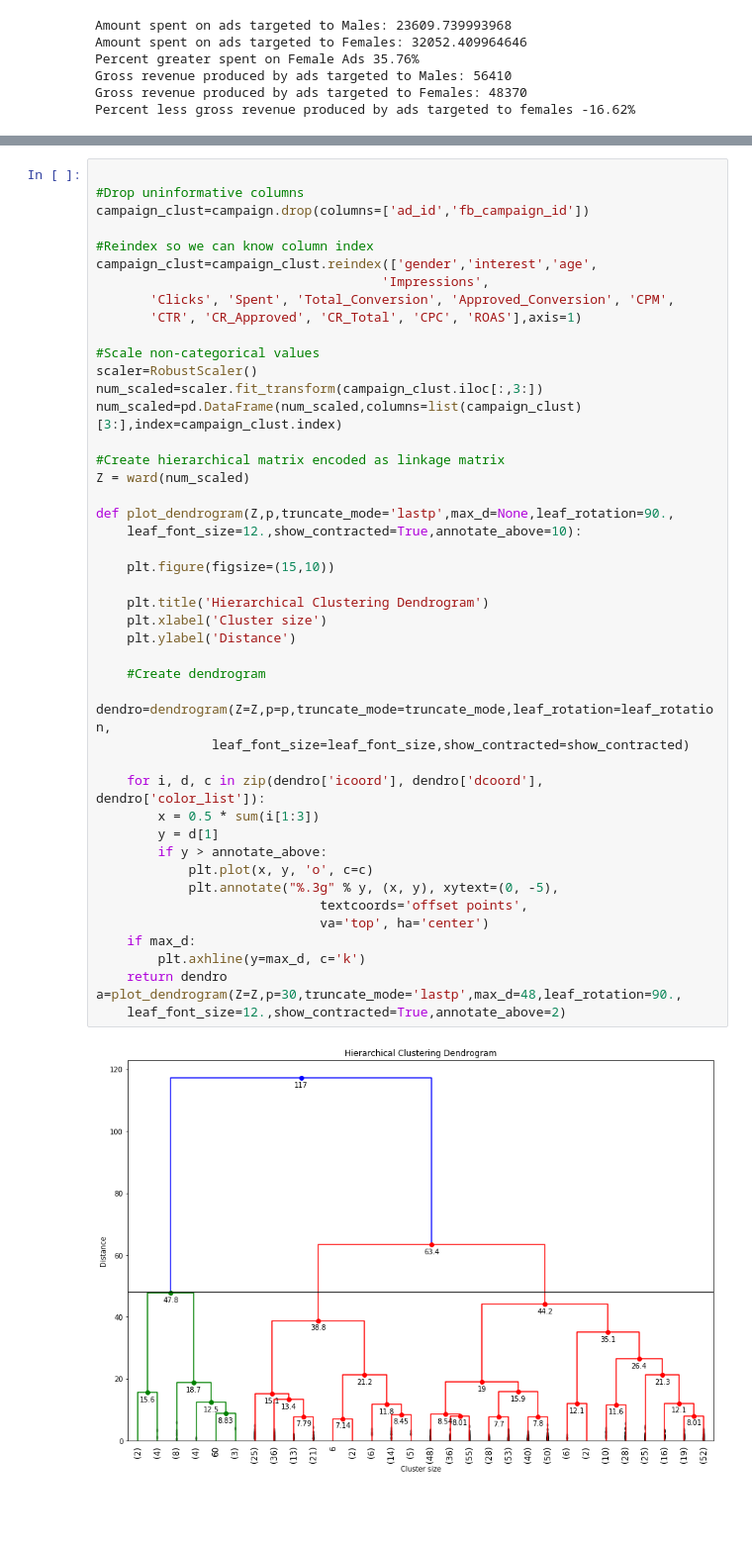
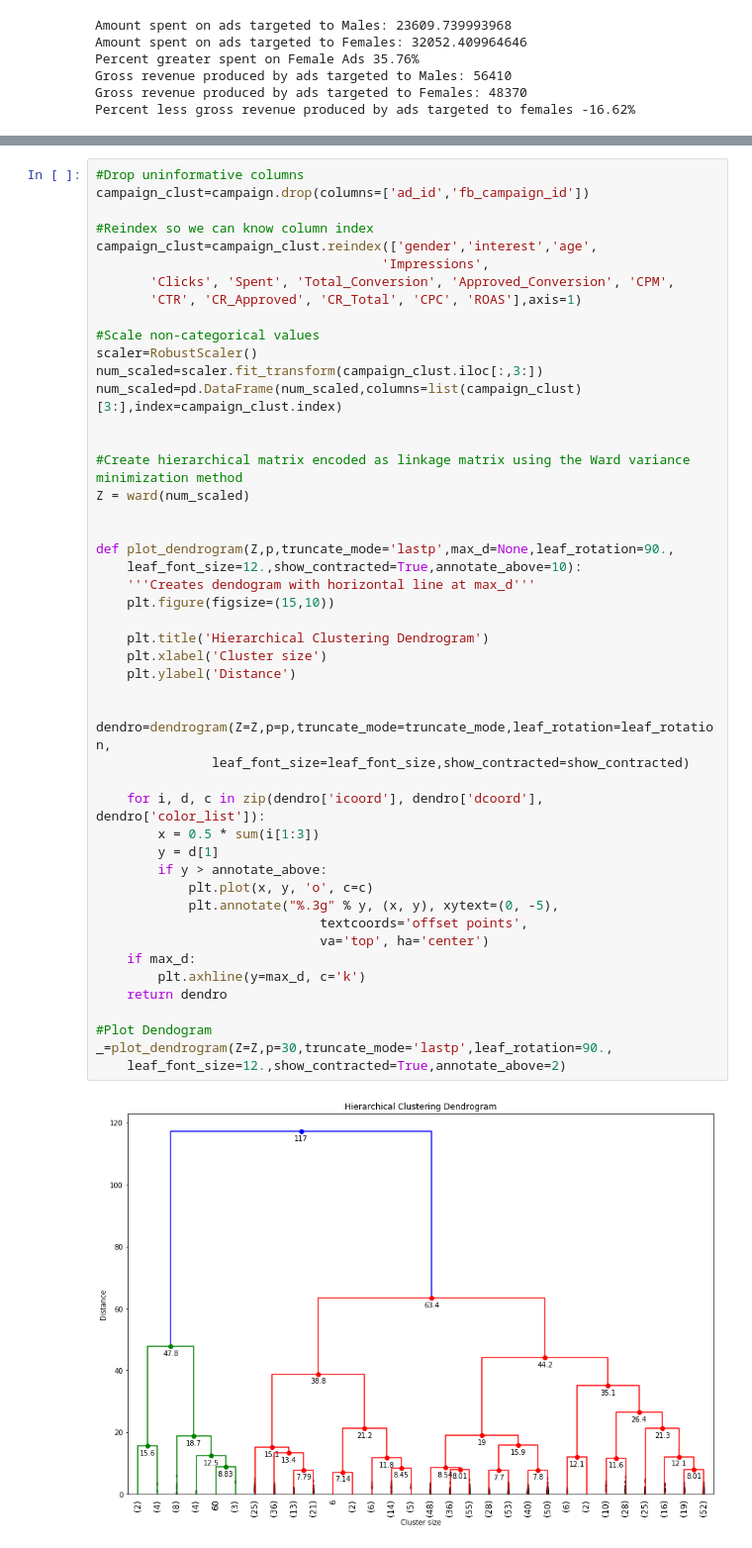
Before and after one commit to mgthometz/facebookads, a Jupyter notebook: fb_ad_analysis.ipynb, the cells around one changed output, grey strips where cells are left out. Shown at 99% size. Cells and saved outputs as stored; diff of their text form; blank space fills up the shorter version.

```diff
--- a/fb_ad_analysis.ipynb
+++ b/fb_ad_analysis.ipynb
@@ -462,5 +462,4 @@ For our analysis, we will use agglomerative clustering, since it is generally mo
 # %%
-
 #Drop uninformative columns
 campaign_clust=campaign.drop(columns=['ad_id','fb_campaign_id'])
 
@@ -474,35 +473,38 @@ campaign_clust=campaign_clust.reindex(['gender','interest','age',
 scaler=RobustScaler()
 num_scaled=scaler.fit_transform(campaign_clust.iloc[:,3:])
 num_scaled=pd.DataFrame(num_scaled,columns=list(campaign_clust)[3:],index=campaign_clust.index)
 
-#Create hierarchical matrix encoded as linkage matrix
+
+#Create hierarchical matrix encoded as linkage matrix using the Ward variance minimization method
 Z = ward(num_scaled)
+
 
 def plot_dendrogram(Z,p,truncate_mode='lastp',max_d=None,leaf_rotation=90.,
     leaf_font_size=12.,show_contracted=True,annotate_above=10):
-
+    '''Creates dendogram with horizontal line at max_d'''
     plt.figure(figsize=(15,10))
 
     plt.title('Hierarchical Clustering Dendrogram')
     plt.xlabel('Cluster size')
     plt.ylabel('Distance')
 
-    #Create dendrogram
     dendro=dendrogram(Z=Z,p=p,truncate_mode=truncate_mode,leaf_rotation=leaf_rotation,
                leaf_font_size=leaf_font_size,show_contracted=show_contracted)
 
     for i, d, c in zip(dendro['icoord'], dendro['dcoord'], dendro['color_list']):
         x = 0.5 * sum(i[1:3])
         y = d[1]
         if y > annotate_above:
             plt.plot(x, y, 'o', c=c)
             plt.annotate("%.3g" % y, (x, y), xytext=(0, -5),
                              textcoords='offset points',
                              va='top', ha='center')
     if max_d:
         plt.axhline(y=max_d, c='k')
     return dendro
-a=plot_dendrogram(Z=Z,p=30,truncate_mode='lastp',max_d=48,leaf_rotation=90.,
+
+#Plot Dendogram
+_=plot_dendrogram(Z=Z,p=30,truncate_mode='lastp',leaf_rotation=90.,
     leaf_font_size=12.,show_contracted=True,annotate_above=2)
 # %% [output]
-[figure, old version]
+[figure, new version]
```
Also changed, not shown: parts of 15 cells of this notebook.
